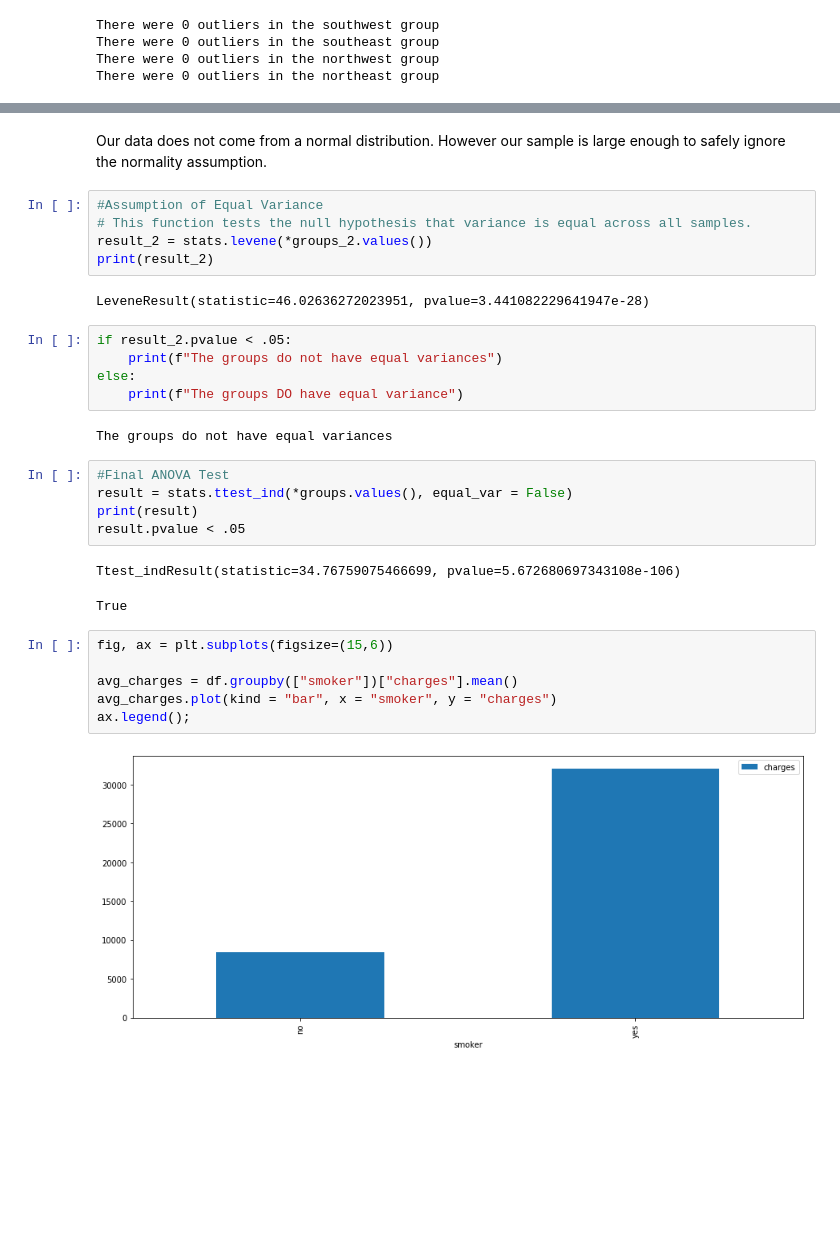
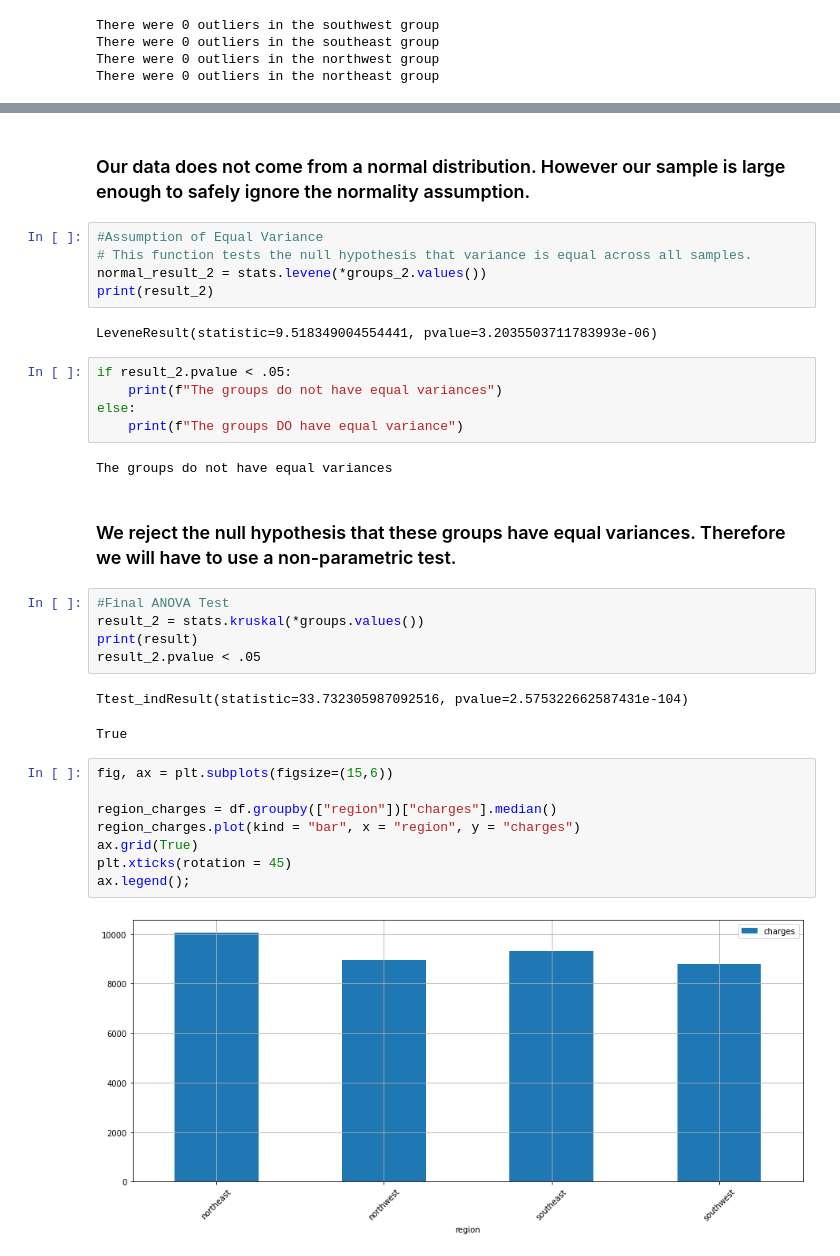
Before and after one commit to lindseyvanosky/Hypothesis-Testing-Exercise, a Jupyter notebook: Hypothesis Testing with Insurance Data (Core).ipynb, the cells around one changed output, grey strips where cells are left out. Drawn from its saved outputs; the diff is of its cells as text; blank space fills up the shorter version.

```diff
--- a/Hypothesis Testing with Insurance Data (Core).ipynb
+++ b/Hypothesis Testing with Insurance Data (Core).ipynb
@@ -307,12 +307,12 @@ normal_results_2
 # %% [markdown]
-Our data does not come from a normal distribution. However our sample is large enough to safely ignore the normality assumption.
+### Our data does not come from a normal distribution. However our sample is large enough to safely ignore the normality assumption.
 # %%
 #Assumption of Equal Variance
 # This function tests the null hypothesis that variance is equal across all samples.
-result_2 = stats.levene(*groups_2.values())
+normal_result_2 = stats.levene(*groups_2.values())
 print(result_2)
 # %% [output]
-LeveneResult(statistic=46.02636272023951, pvalue=3.441082229641947e-28)
+LeveneResult(statistic=9.518349004554441, pvalue=3.2035503711783993e-06)
 # %%
 if result_2.pvalue < .05:
     print(f"The groups do not have equal variances")
@@ -320,19 +320,23 @@ else:
     print(f"The groups DO have equal variance")
 # %% [output]
 The groups do not have equal variances
+# %% [markdown]
+### We reject the null hypothesis that these groups have equal variances. Therefore we will have to use a non-parametric test.
 # %%
 #Final ANOVA Test
-result = stats.ttest_ind(*groups.values(), equal_var = False)
+result_2 = stats.kruskal(*groups.values())
 print(result)
-result.pvalue < .05
+result_2.pvalue < .05
 # %% [output]
-Ttest_indResult(statistic=34.76759075466699, pvalue=5.672680697343108e-106)
+Ttest_indResult(statistic=33.732305987092516, pvalue=2.575322662587431e-104)
 True
 # %%
 fig, ax = plt.subplots(figsize=(15,6))
 
-avg_charges = df.groupby(["smoker"])["charges"].mean()
-avg_charges.plot(kind = "bar", x = "smoker", y = "charges")
+region_charges = df.groupby(["region"])["charges"].median()
+region_charges.plot(kind = "bar", x = "region", y = "charges")
+ax.grid(True)
+plt.xticks(rotation = 45)
 ax.legend();
 # %% [output]
-[figure, old version]
+[figure, new version]
```
Also changed, not shown: parts of 6 cells of this notebook.
